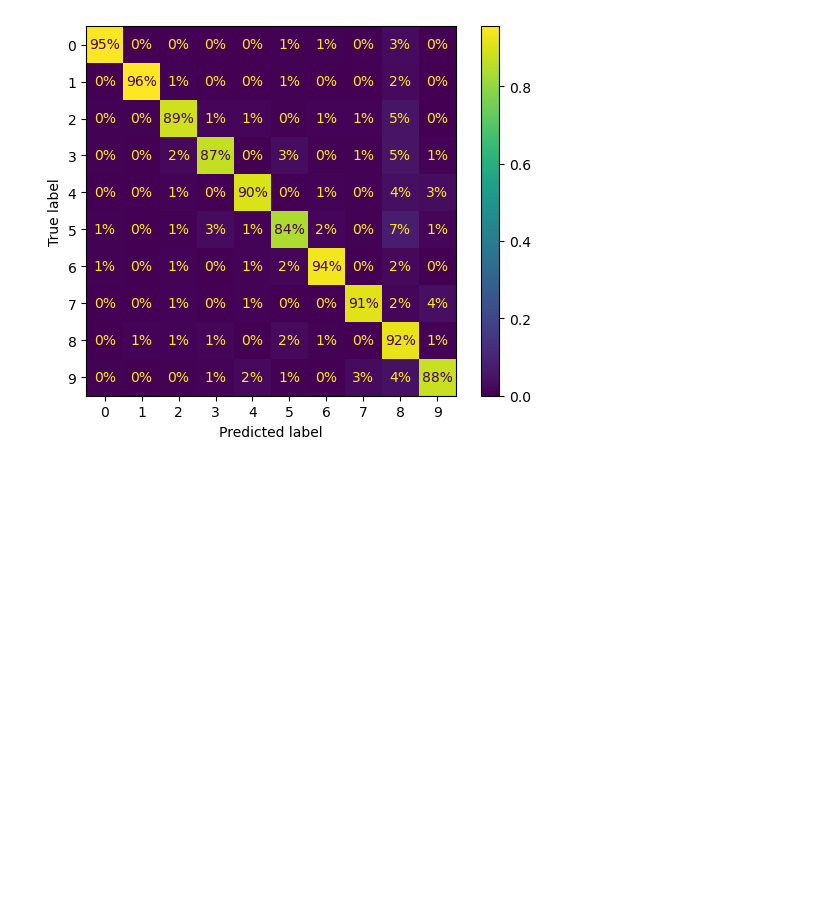
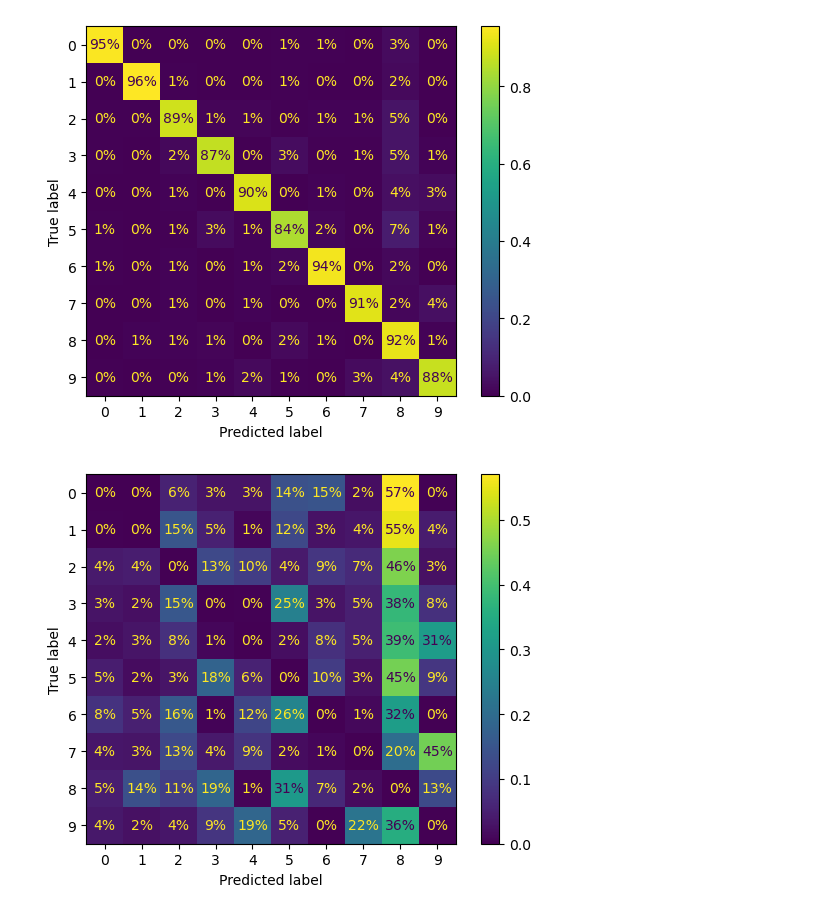
Before and after one commit to mailmezorro/handsOnMachineLearning, a Jupyter notebook: Chapter2_Mnist/mnist.ipynb, the cells around one changed output. Drawn from its saved outputs; the diff is of its cells as text; code cells hidden in the pictures; blank space fills up the shorter version.

Commit message:
Added confusion matrix

```diff
--- a/Chapter2_Mnist/mnist.ipynb
+++ b/Chapter2_Mnist/mnist.ipynb
@@ -464,3 +464,10 @@ ConfusionMatrixDisplay.from_predictions(y_train, y_train_pred, normalize="true",
 plt.show()
 # %% [output]
 [figure]
+# %%
+sample_weight = (y_train_pred != y_train)
+ConfusionMatrixDisplay.from_predictions(y_train, y_train_pred, normalize="true", values_format=".0%", sample_weight=sample_weight) # now with weights. We can see better the failures. Be carefull about the interpretation of the percenages.
+# The correct predictions are not shown here! , normalized rows
+plt.show()
+# %% [output]
+[figure, added]
```
Also changed, not shown: parts of 1 cell of this notebook.
